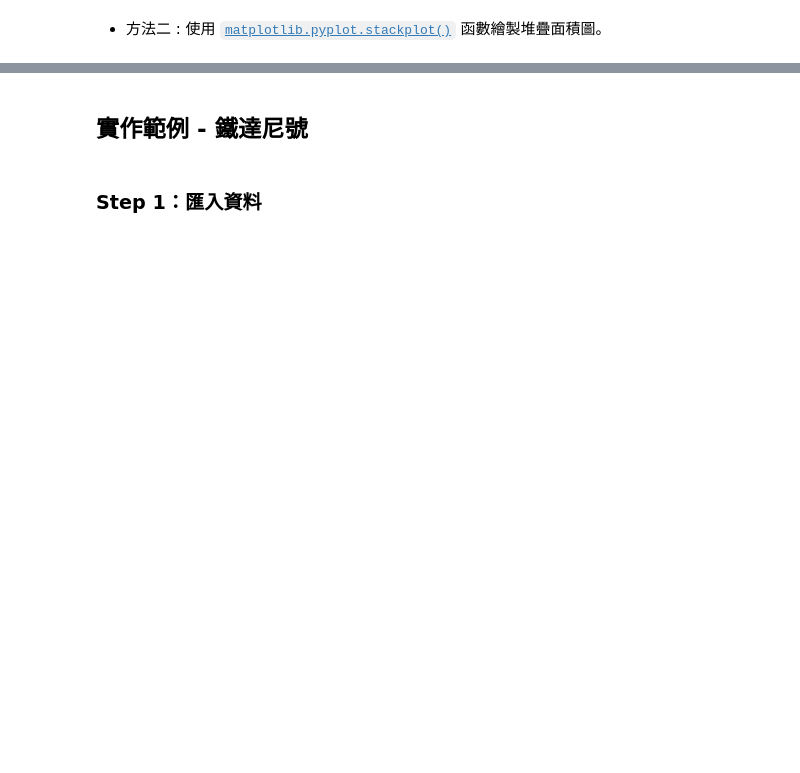
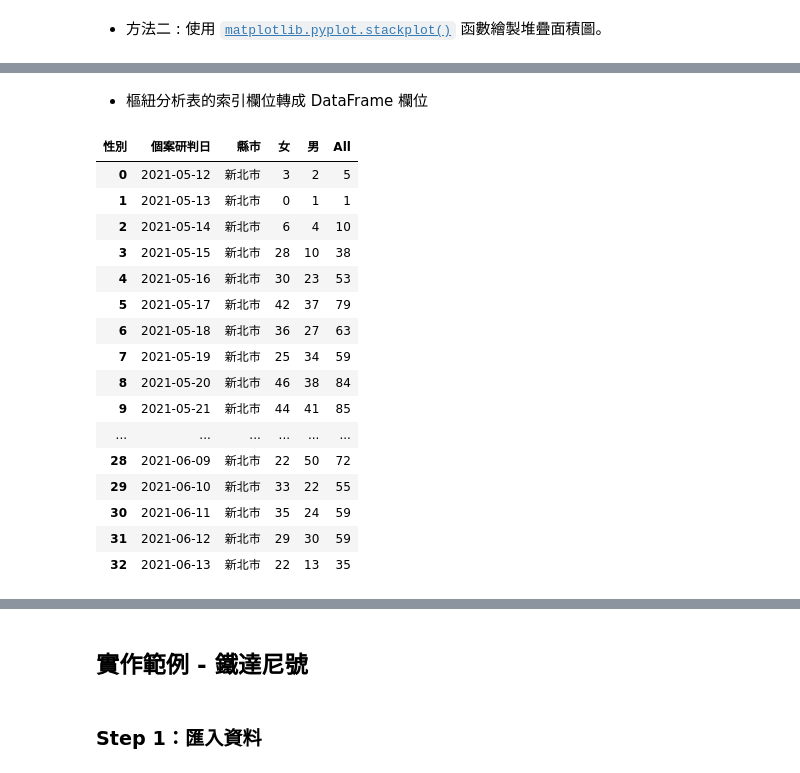
Before and after one commit to AI-FREE-Team/Machine-Learning-Basic, a Jupyter notebook: Materials/視覺化_折線圖_面積圖.ipynb, the cells around one changed output, grey strips where cells are left out. Saved outputs shown, nothing was run; the diff lists cells and outputs as text; code cells hidden in the pictures; blank space fills up the shorter version.

```diff
--- a/Materials/視覺化_折線圖_面積圖.ipynb
+++ b/Materials/視覺化_折線圖_面積圖.ipynb
@@ -211,0 +348,5 @@ plt.show()
+# %%
+df = raw_data02[ raw_data02['個案研判日'].str.contains('2021-05|2021-06') ]
+df = df[ df['縣市']=='新北市' ]
+df = df[ (df['鄉鎮']=='板橋區')|(df['鄉鎮']=='中和區')|(df['鄉鎮']=='三重區') ]
+df
@@ -211,0 +369,2 @@ plt.show()
+# %%
+plot_df02 = df[ ['個案研判日','縣市','性別'] ]
@@ -211,0 +411,23 @@ plt.show()
+# %% [markdown]
+* 樞紐分析表的索引欄位轉成 DataFrame 欄位
+# %%
+summary.reset_index( inplace=True )
+summary
+# %% [output]
+| 性別 | 個案研判日 | 縣市 | 女 | 男 | All |
+| 0 | 2021-05-12 | 新北市 | 3 | 2 | 5 |
+| 1 | 2021-05-13 | 新北市 | 0 | 1 | 1 |
+| 2 | 2021-05-14 | 新北市 | 6 | 4 | 10 |
+| 3 | 2021-05-15 | 新北市 | 28 | 10 | 38 |
+| 4 | 2021-05-16 | 新北市 | 30 | 23 | 53 |
+| 5 | 2021-05-17 | 新北市 | 42 | 37 | 79 |
+| 6 | 2021-05-18 | 新北市 | 36 | 27 | 63 |
+| 7 | 2021-05-19 | 新北市 | 25 | 34 | 59 |
+| 8 | 2021-05-20 | 新北市 | 46 | 38 | 84 |
+| 9 | 2021-05-21 | 新北市 | 44 | 41 | 85 |
+| ... | ... | ... | ... | ... | ... |
+| 28 | 2021-06-09 | 新北市 | 22 | 50 | 72 |
+| 29 | 2021-06-10 | 新北市 | 33 | 22 | 55 |
+| 30 | 2021-06-11 | 新北市 | 35 | 24 | 59 |
+| 31 | 2021-06-12 | 新北市 | 29 | 30 | 59 |
+| 32 | 2021-06-13 | 新北市 | 22 | 13 | 35 |
```
Also changed, not shown: parts of 65 cells of this notebook.
